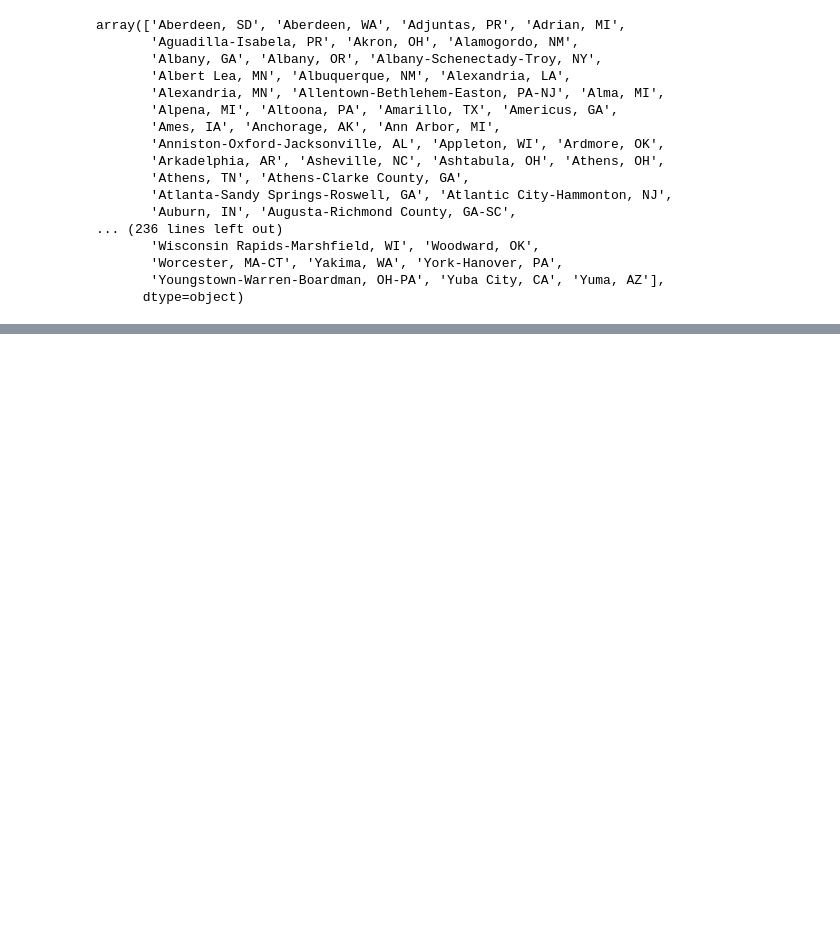
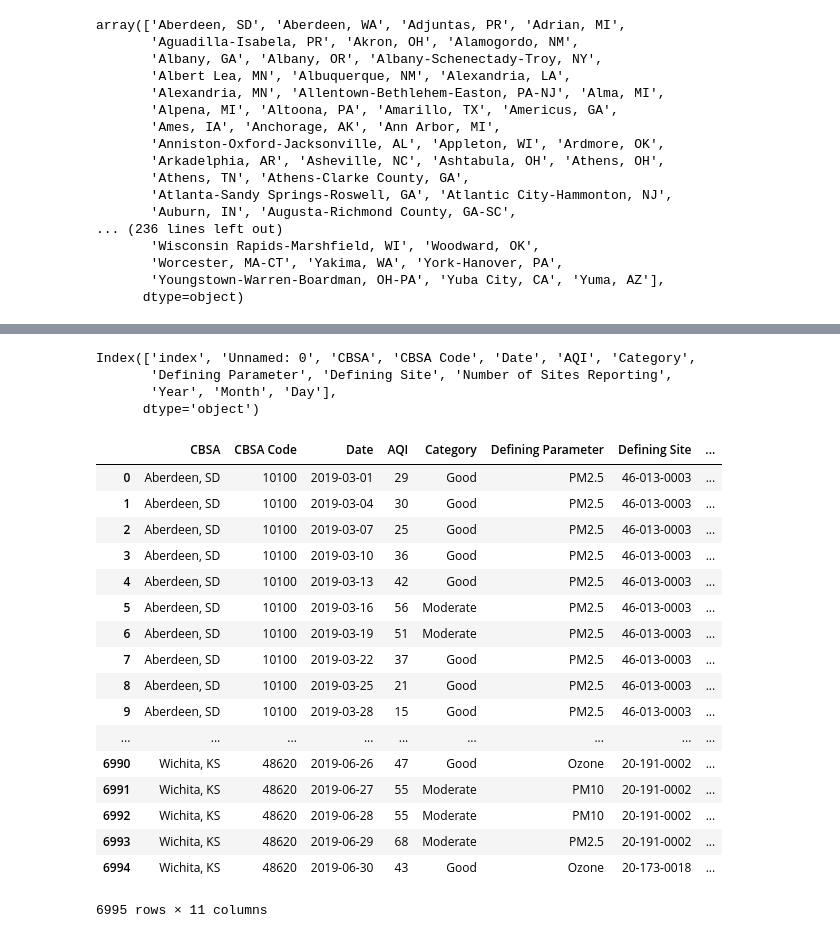
Before and after one commit to jmarkhei/BreathfreshCOVIDair, a Jupyter notebook: graphing7_22.ipynb, the cells around one changed output, grey strips where cells are left out. Saved outputs shown, nothing was run; the diff lists cells and outputs as text; code cells hidden in the pictures; blank space fills up the shorter version.

```diff
--- a/graphing7_22.ipynb
+++ b/graphing7_22.ipynb
@@ -503,0 +569,4 @@ plt.show()
+# %%
+aqi_singleton_updated = aqi_singleton.groupby(['CBSA', 'DateObserved', 'Year', 'Month', 'Day'])['AQI'].mean().reset_index()
+# %%
+CBSA_2020 = aqi_singleton_updated['CBSA'].unique()
@@ -503,0 +577,2 @@ plt.show()
+# %%
+historic_aqi_trimmed = historic_aqi_df[historic_aqi_df['CBSA'].isin(CBSA_2020)]
@@ -503,0 +607,2 @@ plt.show()
+# %%
+historic_aqi_trimmed_2019 = historic_aqi_trimmed[historic_aqi_trimmed['Year'] == 2019].reset_index()
@@ -503,0 +618,28 @@ plt.show()
+# %%
+historic_aqi_trimmed_2019.columns
+# %% [output]
+Index(['index', 'Unnamed: 0', 'CBSA', 'CBSA Code', 'Date', 'AQI', 'Category',
+       'Defining Parameter', 'Defining Site', 'Number of Sites Reporting',
+       'Year', 'Month', 'Day'],
+      dtype='object')
+# %%
+historic_aqi_trimmed_2019.drop(['index', 'Unnamed: 0'], axis=1)
+# %% [output]
+|  | CBSA | CBSA Code | Date | AQI | Category | Defining Parameter | Defining Site | ... |
+| 0 | Aberdeen, SD | 10100 | 2019-03-01 | 29 | Good | PM2.5 | 46-013-0003 | ... |
+| 1 | Aberdeen, SD | 10100 | 2019-03-04 | 30 | Good | PM2.5 | 46-013-0003 | ... |
+| 2 | Aberdeen, SD | 10100 | 2019-03-07 | 25 | Good | PM2.5 | 46-013-0003 | ... |
+| 3 | Aberdeen, SD | 10100 | 2019-03-10 | 36 | Good | PM2.5 | 46-013-0003 | ... |
+| 4 | Aberdeen, SD | 10100 | 2019-03-13 | 42 | Good | PM2.5 | 46-013-0003 | ... |
+| 5 | Aberdeen, SD | 10100 | 2019-03-16 | 56 | Moderate | PM2.5 | 46-013-0003 | ... |
+| 6 | Aberdeen, SD | 10100 | 2019-03-19 | 51 | Moderate | PM2.5 | 46-013-0003 | ... |
+| 7 | Aberdeen, SD | 10100 | 2019-03-22 | 37 | Good | PM2.5 | 46-013-0003 | ... |
+| 8 | Aberdeen, SD | 10100 | 2019-03-25 | 21 | Good | PM2.5 | 46-013-0003 | ... |
+| 9 | Aberdeen, SD | 10100 | 2019-03-28 | 15 | Good | PM2.5 | 46-013-0003 | ... |
+| ... | ... | ... | ... | ... | ... | ... | ... | ... |
+| 6990 | Wichita, KS | 48620 | 2019-06-26 | 47 | Good | Ozone | 20-191-0002 | ... |
+| 6991 | Wichita, KS | 48620 | 2019-06-27 | 55 | Moderate | PM10 | 20-191-0002 | ... |
+| 6992 | Wichita, KS | 48620 | 2019-06-28 | 55 | Moderate | PM10 | 20-191-0002 | ... |
+| 6993 | Wichita, KS | 48620 | 2019-06-29 | 68 | Moderate | PM2.5 | 20-191-0002 | ... |
+| 6994 | Wichita, KS | 48620 | 2019-06-30 | 43 | Good | Ozone | 20-173-0018 | ... |
+6995 rows × 11 columns
```
Also changed, not shown: parts of 38 cells of this notebook, 2 other files.
